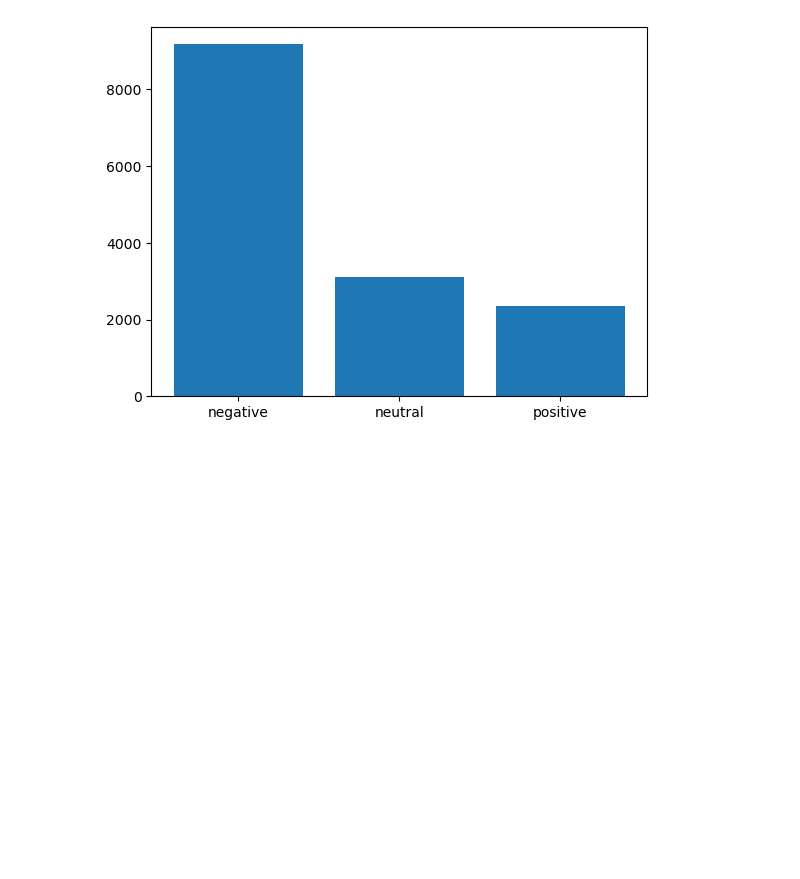
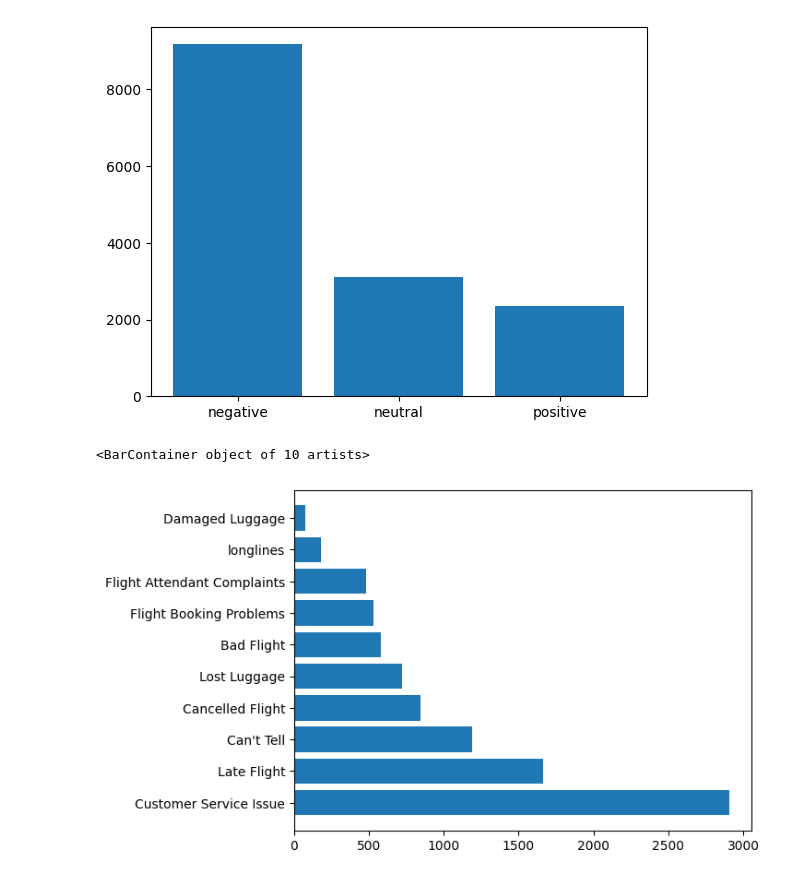
Before and after one commit to jassuwu/college8, a Jupyter notebook: 20XWO8 - DATA VISUALIZATION/Batch2/Practice2/Practice2.ipynb, the cells around one changed output. Cells and saved outputs as stored; diff of their text form; code cells hidden in the pictures; blank space fills up the shorter version.

```diff
--- a/20XWO8 - DATA VISUALIZATION/Batch2/Practice2/Practice2.ipynb
+++ b/20XWO8 - DATA VISUALIZATION/Batch2/Practice2/Practice2.ipynb
@@ -66,3 +66,9 @@ plt.bar(sentimentCountDF.index, sentimentCountDF['count'])
 # %% [output]
 <BarContainer object of 3 artists>
 [figure]
+# %%
+negativeReasonDF = pd.DataFrame(tweetsDF['negativereason'].value_counts())
+plt.barh(negativeReasonDF.index, negativeReasonDF['count'])
+# %% [output]
+<BarContainer object of 10 artists>
+[figure, added]
```
Also changed, not shown: parts of 2 cells of this notebook.
